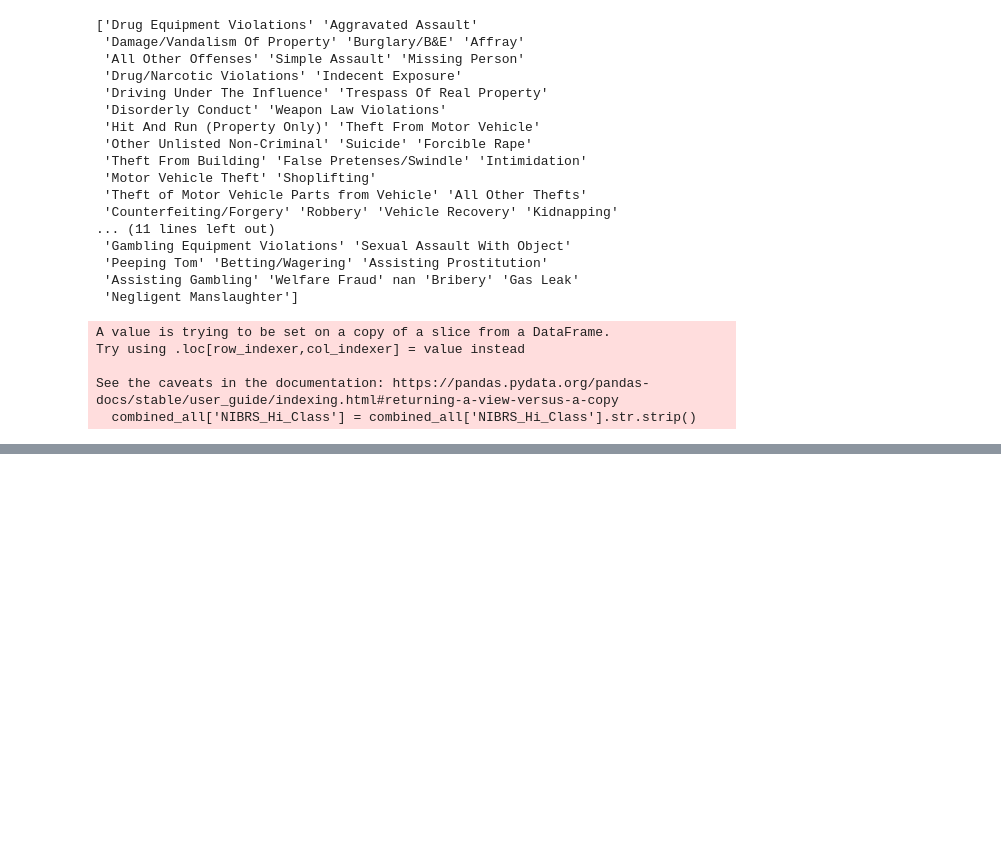
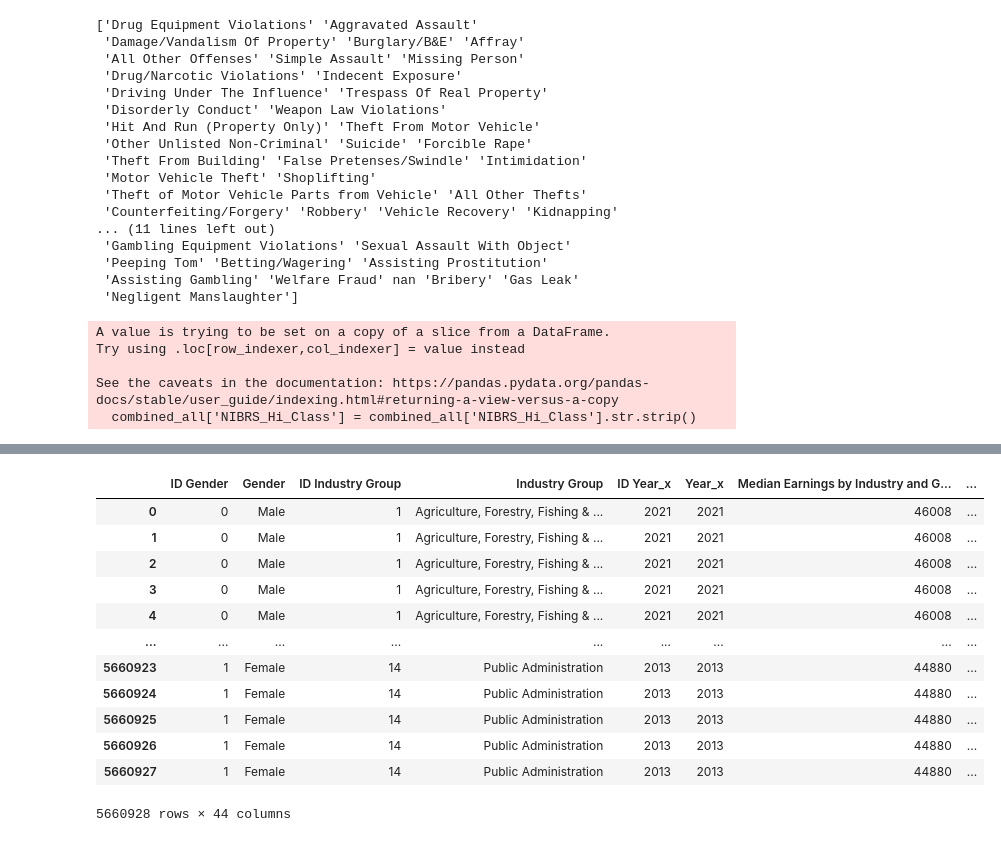
Before and after one commit to trevm03/Project3, a Jupyter notebook: Updated_Project_3.ipynb, the cells around one changed output, grey strips where cells are left out. Drawn from its saved outputs; the diff is of its cells as text; code cells hidden in the pictures; blank space fills up the shorter version.

```diff
--- a/Updated_Project_3.ipynb
+++ b/Updated_Project_3.ipynb
@@ -164,0 +165,25 @@ filtered_df
+# %%
+earnings_by_industry = pd.read_csv('Median_Earnings_by_Industry.csv')
+# %%
+occupations = pd.read_csv('Occupations.csv')
+# %%
+race_ethnicity = pd.read_csv('Race_and_Ethnicity.csv')
+# %%
+#combined_city_df = pd.concat([earnings_by_industry, occupations, race_ethnicity], ignore_index = True)
+combined_city_df = earnings_by_industry.merge(occupations, on='City').merge(race_ethnicity, on='City')
+# %%
+combined_city_df
+# %% [output]
+|  | ID Gender | Gender | ID Industry Group | Industry Group | ID Year_x | Year_x | Median Earnings by Industry and G... | ... |
+| 0 | 0 | Male | 1 | Agriculture, Forestry, Fishing & ... | 2021 | 2021 | 46008 | ... |
+| 1 | 0 | Male | 1 | Agriculture, Forestry, Fishing & ... | 2021 | 2021 | 46008 | ... |
+| 2 | 0 | Male | 1 | Agriculture, Forestry, Fishing & ... | 2021 | 2021 | 46008 | ... |
+| 3 | 0 | Male | 1 | Agriculture, Forestry, Fishing & ... | 2021 | 2021 | 46008 | ... |
+| 4 | 0 | Male | 1 | Agriculture, Forestry, Fishing & ... | 2021 | 2021 | 46008 | ... |
+| ... | ... | ... | ... | ... | ... | ... | ... | ... |
+| 5660923 | 1 | Female | 14 | Public Administration | 2013 | 2013 | 44880 | ... |
+| 5660924 | 1 | Female | 14 | Public Administration | 2013 | 2013 | 44880 | ... |
+| 5660925 | 1 | Female | 14 | Public Administration | 2013 | 2013 | 44880 | ... |
+| 5660926 | 1 | Female | 14 | Public Administration | 2013 | 2013 | 44880 | ... |
+| 5660927 | 1 | Female | 14 | Public Administration | 2013 | 2013 | 44880 | ... |
+5660928 rows × 44 columns
```
Also changed, not shown: parts of 3 cells of this notebook.
